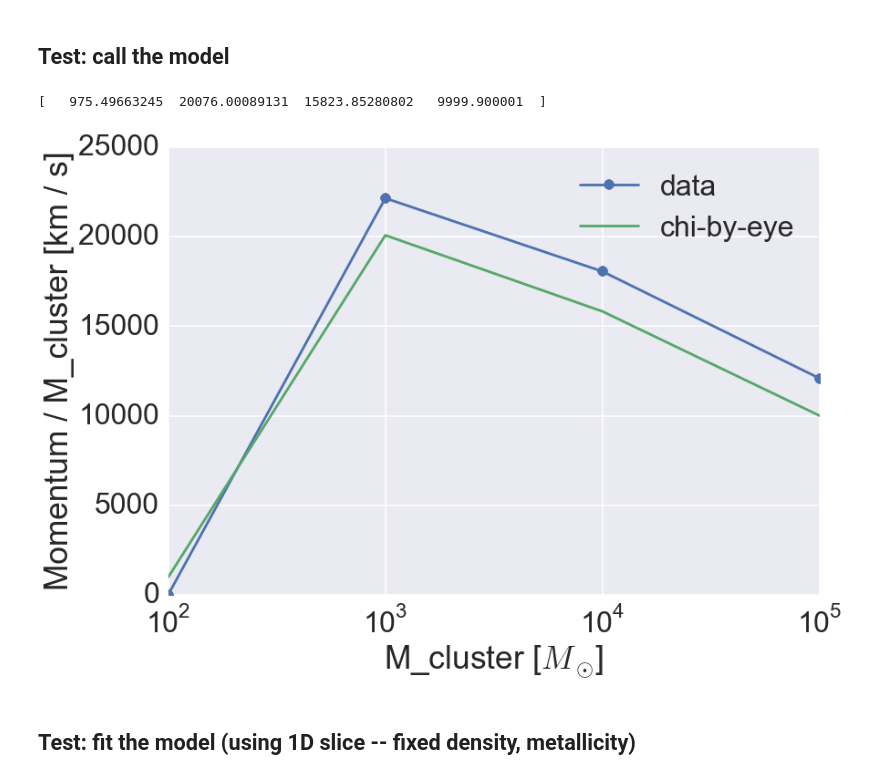
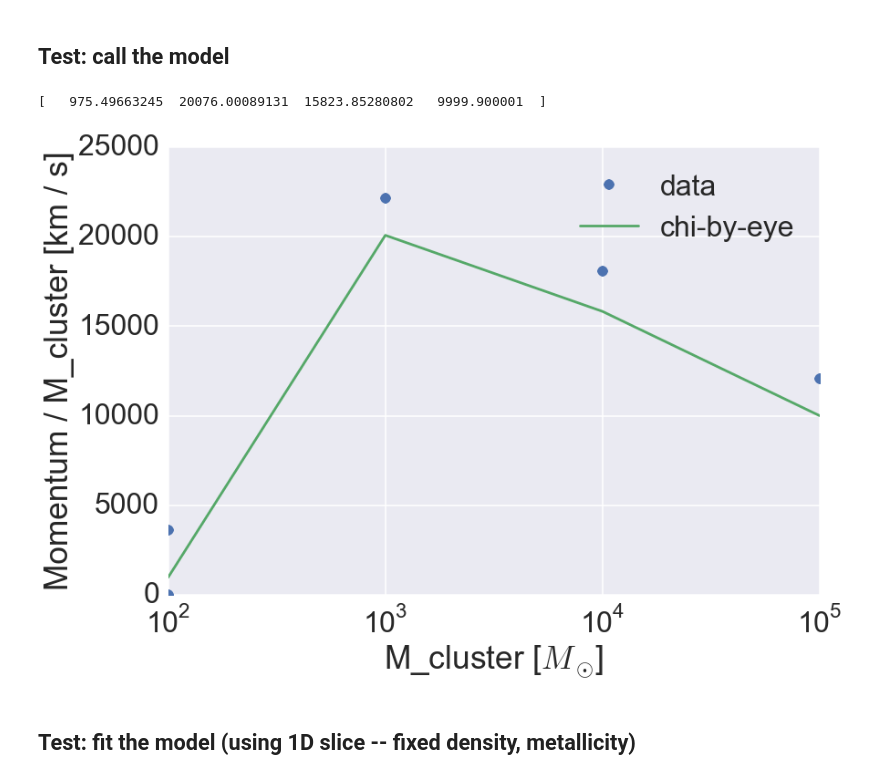
Before and after one commit to egentry/clustered_SNe, a Jupyter notebook: analysis/momentum_surface_fitting.ipynb, the cells around one changed output. Cells and saved outputs as stored; diff of their text form; code cells hidden in the pictures.

```diff
--- a/analysis/momentum_surface_fitting.ipynb
+++ b/analysis/momentum_surface_fitting.ipynb
@@ -70,37 +70,18 @@ points
  <__main__.Momentum_Surface_Point at 0x...>,
  <__main__.Momentum_Surface_Point at 0x...>]
 # %%
-metallicities = [point.metallicity for point in points]
-densities =     [point.density     for point in points]
-masses =        [point.mass        for point in points]
-momenta =       [point.momentum    for point in points]
-
-metallicities = np.array(metallicities)
-densities     = np.array(densities)
-masses        = np.array(masses)
-momenta       = np.array(momenta)
+metallicities = np.array([point.metallicity for point in points])
+densities =     np.array([point.density     for point in points])
+masses =        np.array([point.mass        for point in points])
+momenta =       np.array([point.momentum    for point in points])
 
 momenta = momenta / masses / 1e5 # [km / s]
 masses = masses / M_solar # [M_solar]
 
 
-metallicity_set = set()
-for metallicity in metallicities:
-    metallicity_set.add(metallicity)
-
-density_set = set()
-for density in densities:
-    density_set.add(density)
-
-mass_set = set()
-for mass in masses:
-    mass_set.add(mass)
-
-
-
-metallicities_1D = np.sort(list(metallicity_set))
-densities_1D     = np.sort(list(density_set))
-masses_1D        = np.sort(list(mass_set))
+metallicities_1D = np.sort(list(set(metallicities)))
+densities_1D     = np.sort(list(set(densities)))
+masses_1D        = np.sort(list(set(masses)))
 
 metallicities_3D, densities_3D, masses_3D = np.meshgrid(metallicities_1D, densities_1D, masses_1D,
                                                        indexing="ij")
@@ -313,36 +292,40 @@ with sns.plotting_context("poster"):
 # %%
 %matplotlib inline
 
 metallicity_index = np.argmax(metallicities_1D==metallicity_solar)
 density_index = 2
 
 tmp_model = Momentum_Model(1e3, 1e4,
                            0, 0,
                            0, 0,
                            2, -.2)
 
 print(tmp_model(metallicities_3D[metallicity_index, density_index],
                 densities_3D[    metallicity_index, density_index],
                 masses_3D[       metallicity_index, density_index]))
 
 with sns.plotting_context("poster", font_scale=2):
-    plt.plot(masses_3D[ metallicity_index, density_index],
-             momenta_3D[metallicity_index, density_index],
-             marker= "o", label="data")
+    metallicity = metallicities_1D[metallicity_index]
+    density     = densities_1D[density_index]
+    plot_mask = np.isclose(densities, density, atol=0) & np.isclose(metallicities, metallicity, atol=0)
+    plt.plot(masses[ plot_mask],
+             momenta[plot_mask],
+             marker= "o", linestyle="",
+             label="data")
 
     plt.plot(masses_3D[metallicity_index, density_index],
              tmp_model(metallicities_3D[metallicity_index, density_index],
                        densities_3D[    metallicity_index, density_index],
                        masses_3D[       metallicity_index, density_index]),
             label="chi-by-eye")
 
     plt.xscale("log")
     plt.xlabel("M_cluster [$M_\odot$]")
     plt.ylabel("Momentum / M_cluster [km / s]")
     plt.legend(loc="best")
 # %% [output]
 [   975.49663245  20076.00089131  15823.85280802   9999.900001  ]
-[figure, old version]
+[figure, new version]
 # %% [markdown]
 ## Test: fit the model (using 1D slice -- fixed density, metallicity)
 # %%
```
Also changed, not shown: parts of 6 cells of this notebook, 2 other files.
